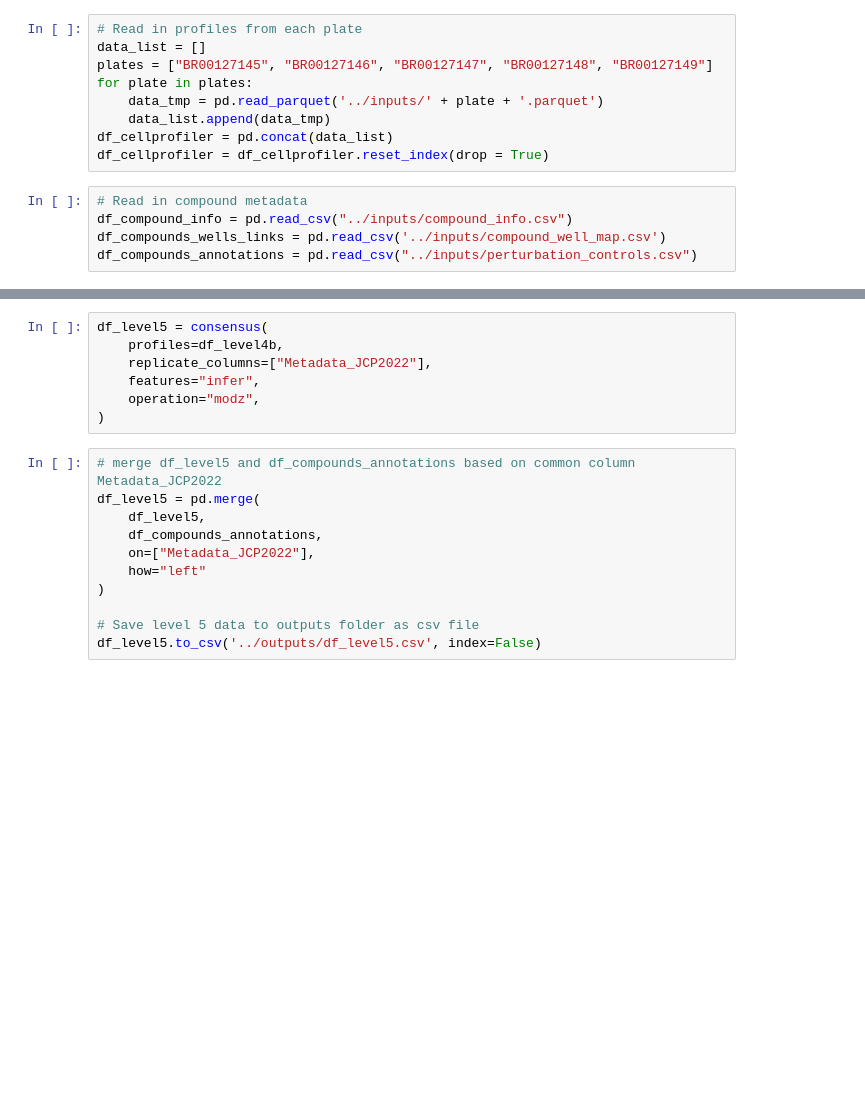
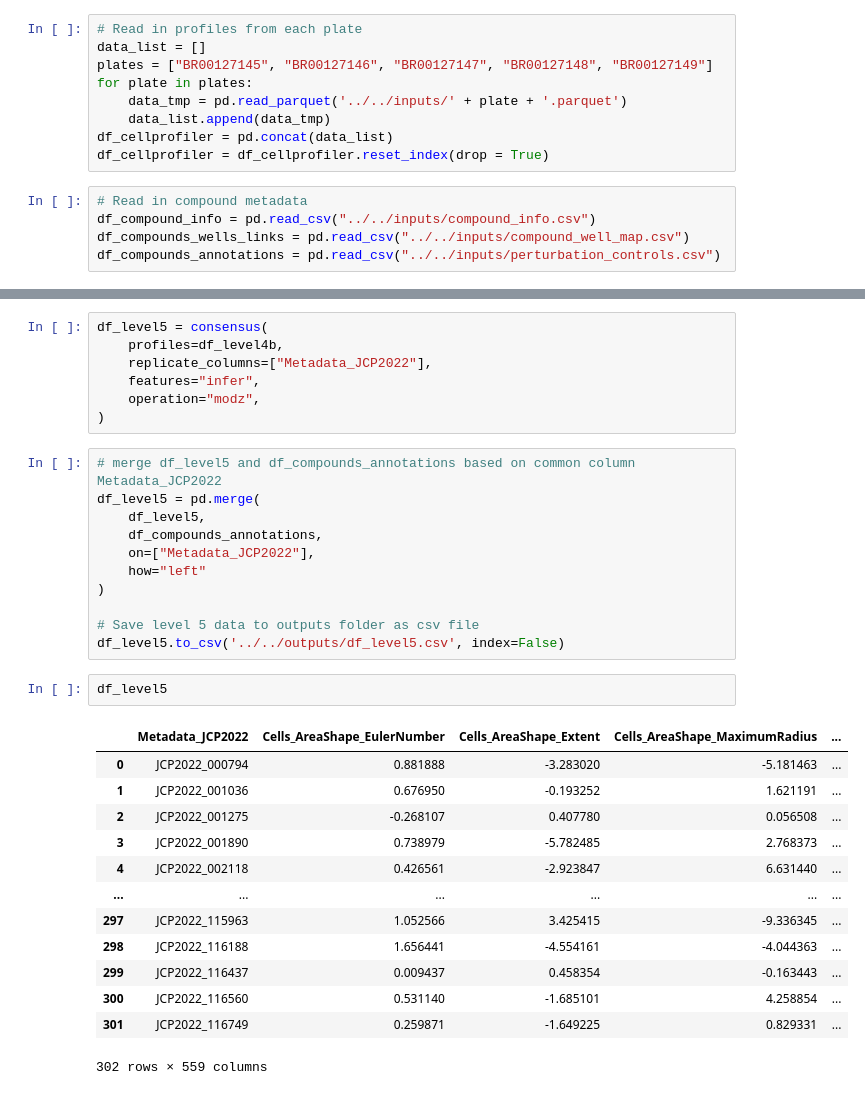
Before and after one commit to ewald-lab/2026_DataScienceForLifeScientists_Training, a Jupyter notebook: analysis/01_data_collection_preprocessing/02_cell_painting_pipeline.ipynb, the cells around one changed output, grey strips where cells are left out. Cells and saved outputs as stored; diff of their text form; blank space fills up the shorter version.

```diff
--- a/analysis/01_data_collection_preprocessing/02_cell_painting_pipeline.ipynb
+++ b/analysis/01_data_collection_preprocessing/02_cell_painting_pipeline.ipynb
@@ -28,15 +31,15 @@ from pycytominer import normalize, feature_select, consensus
 data_list = []
 plates = ["BR00127145", "BR00127146", "BR00127147", "BR00127148", "BR00127149"]
 for plate in plates:
-    data_tmp = pd.read_parquet('../inputs/' + plate + '.parquet')
+    data_tmp = pd.read_parquet('../../inputs/' + plate + '.parquet')
     data_list.append(data_tmp)
 df_cellprofiler = pd.concat(data_list)
 df_cellprofiler = df_cellprofiler.reset_index(drop = True)
 # %%
 # Read in compound metadata
-df_compound_info = pd.read_csv("../inputs/compound_info.csv")
-df_compounds_wells_links = pd.read_csv('../inputs/compound_well_map.csv')
-df_compounds_annotations = pd.read_csv("../inputs/perturbation_controls.csv")
+df_compound_info = pd.read_csv("../../inputs/compound_info.csv")
+df_compounds_wells_links = pd.read_csv("../../inputs/compound_well_map.csv")
+df_compounds_annotations = pd.read_csv("../../inputs/perturbation_controls.csv")
 # %%
 # merge df_cellprofiler and df_compounds_wells_links based on common columns Metadata_Source Metadata_Plate Metadata_Well
 df_cellprofiler_compounds = pd.merge(
@@ -136,4 +139,20 @@ df_level5 = pd.merge(
 )
 
 # Save level 5 data to outputs folder as csv file
-df_level5.to_csv('../outputs/df_level5.csv', index=False)
+df_level5.to_csv('../../outputs/df_level5.csv', index=False)
+# %%
+df_level5
+# %% [output]
+|  | Metadata_JCP2022 | Cells_AreaShape_EulerNumber | Cells_AreaShape_Extent | Cells_AreaShape_MaximumRadius | ... |
+| 0 | JCP2022_000794 | 0.881888 | -3.283020 | -5.181463 | ... |
+| 1 | JCP2022_001036 | 0.676950 | -0.193252 | 1.621191 | ... |
+| 2 | JCP2022_001275 | -0.268107 | 0.407780 | 0.056508 | ... |
+| 3 | JCP2022_001890 | 0.738979 | -5.782485 | 2.768373 | ... |
+| 4 | JCP2022_002118 | 0.426561 | -2.923847 | 6.631440 | ... |
+| ... | ... | ... | ... | ... | ... |
+| 297 | JCP2022_115963 | 1.052566 | 3.425415 | -9.336345 | ... |
+| 298 | JCP2022_116188 | 1.656441 | -4.554161 | -4.044363 | ... |
+| 299 | JCP2022_116437 | 0.009437 | 0.458354 | -0.163443 | ... |
+| 300 | JCP2022_116560 | 0.531140 | -1.685101 | 4.258854 | ... |
+| 301 | JCP2022_116749 | 0.259871 | -1.649225 | 0.829331 | ... |
+302 rows × 559 columns
```
Also changed, not shown: parts of 4 cells of this notebook, 3 other files.
